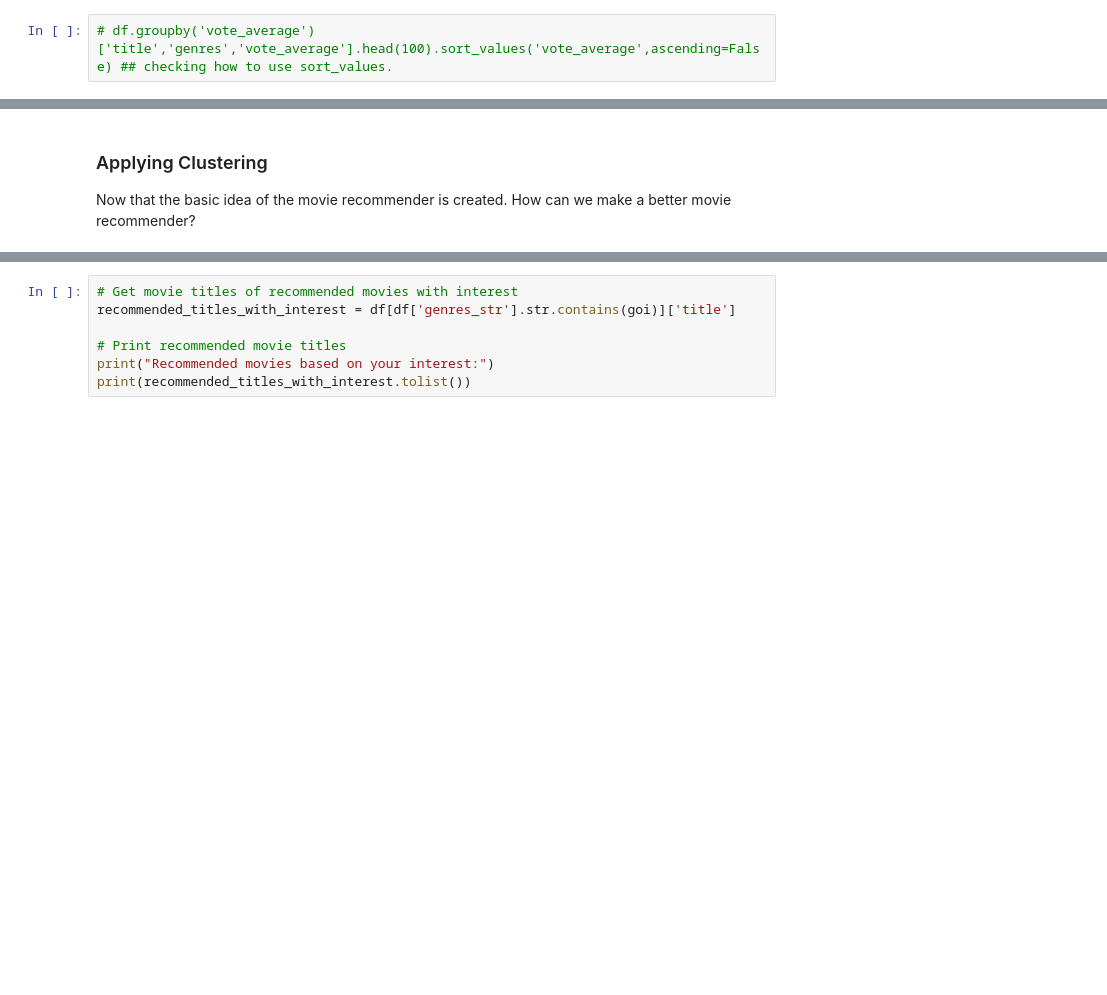
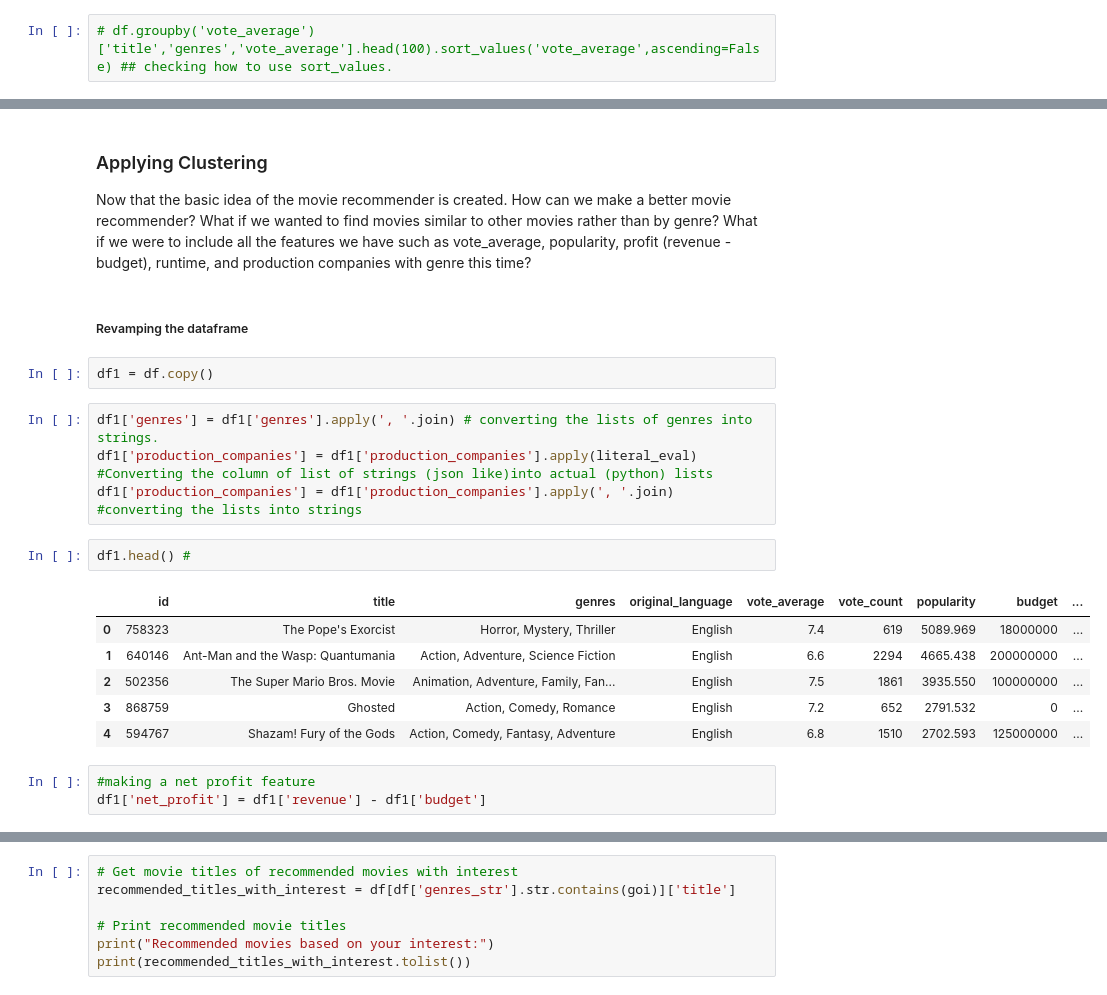
Before and after one commit to Richard-Vuong/Movie-Recommender-Engine, a Jupyter notebook: MoviesRecommender.ipynb, the cells around one changed output, grey strips where cells are left out. Cells and saved outputs as stored; diff of their text form; blank space fills up the shorter version.

Commit message:
creation of df1
copied main dataframe into df1 and cleaned that up to be used for clustering.

```diff
--- a/MoviesRecommender.ipynb
+++ b/MoviesRecommender.ipynb
@@ -240,4 +238,24 @@ filtered_df.head(10).sort_values('vote_average',ascending=False)
 | 11 | 420808 | Peter Pan & Wendy | [Family, Fantasy, Action, Adventure] | English | 5.9 | 277 | 1358.468 | 0 | ... |
 # %% [markdown]
 ### Applying Clustering
-Now that the basic idea of the movie recommender is created. How can we make a better movie recommender?
+Now that the basic idea of the movie recommender is created. How can we make a better movie recommender? What if we wanted to find movies similar to other movies rather than by genre? What if we were to include all the features we have such as vote_average, popularity, profit (revenue - budget), runtime, and production companies with genre this time?
+# %% [markdown]
+##### Revamping the dataframe
+# %%
+df1 = df.copy()
+# %%
+df1['genres'] = df1['genres'].apply(', '.join) # converting the lists of genres into strings.
+df1['production_companies'] = df1['production_companies'].apply(literal_eval) #Converting the column of list of strings (json like)into actual (python) lists
+df1['production_companies'] = df1['production_companies'].apply(', '.join) #converting the lists into strings
+# %%
+df1.head() #
+# %% [output]
+|  | id | title | genres | original_language | vote_average | vote_count | popularity | budget | ... |
+| 0 | 758323 | The Pope's Exorcist | Horror, Mystery, Thriller | English | 7.4 | 619 | 5089.969 | 18000000 | ... |
+| 1 | 640146 | Ant-Man and the Wasp: Quantumania | Action, Adventure, Science Fiction | English | 6.6 | 2294 | 4665.438 | 200000000 | ... |
+| 2 | 502356 | The Super Mario Bros. Movie | Animation, Adventure, Family, Fan... | English | 7.5 | 1861 | 3935.550 | 100000000 | ... |
+| 3 | 868759 | Ghosted | Action, Comedy, Romance | English | 7.2 | 652 | 2791.532 | 0 | ... |
+| 4 | 594767 | Shazam! Fury of the Gods | Action, Comedy, Fantasy, Adventure | English | 6.8 | 1510 | 2702.593 | 125000000 | ... |
+# %%
+#making a net profit feature
+df1['net_profit'] = df1['revenue'] - df1['budget']
```
Also changed, not shown: parts of 11 cells of this notebook.
